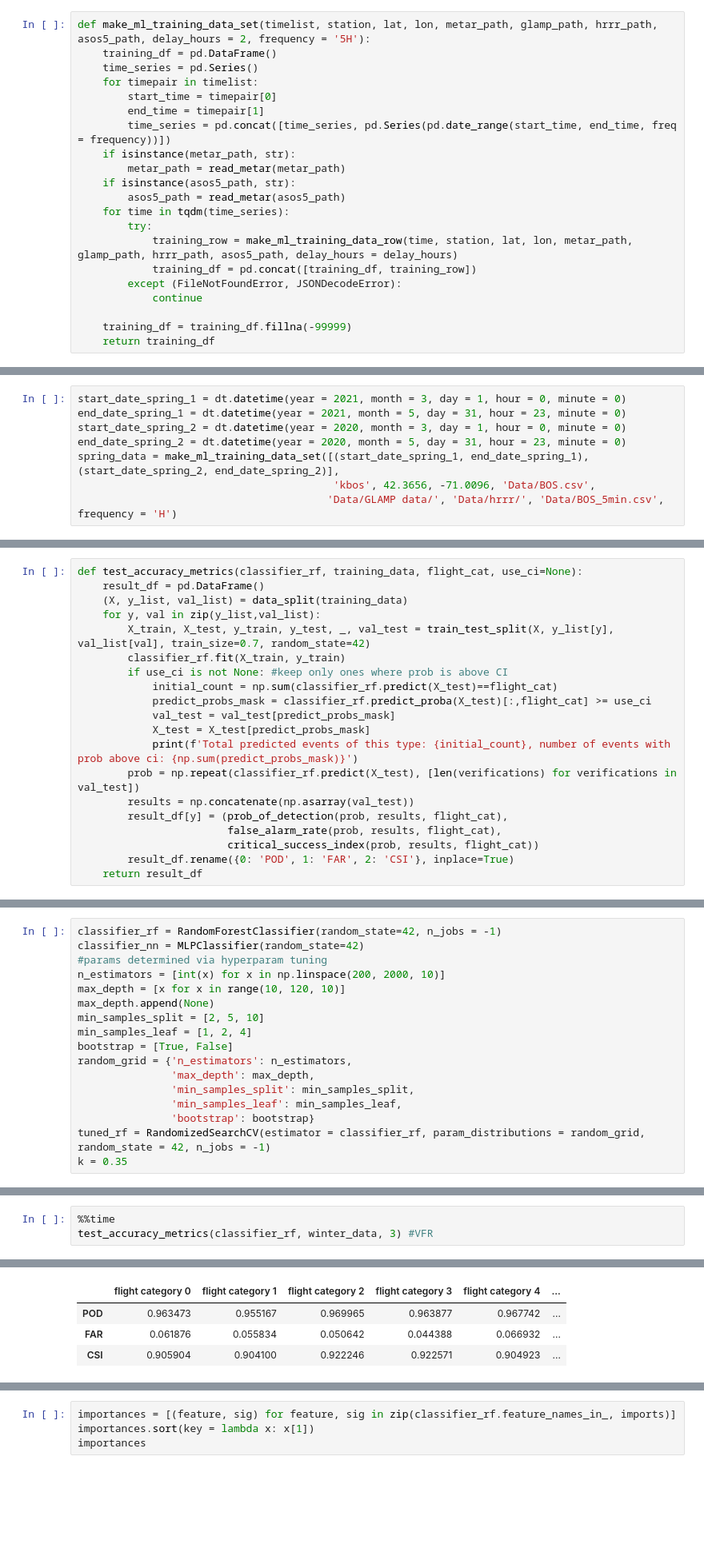
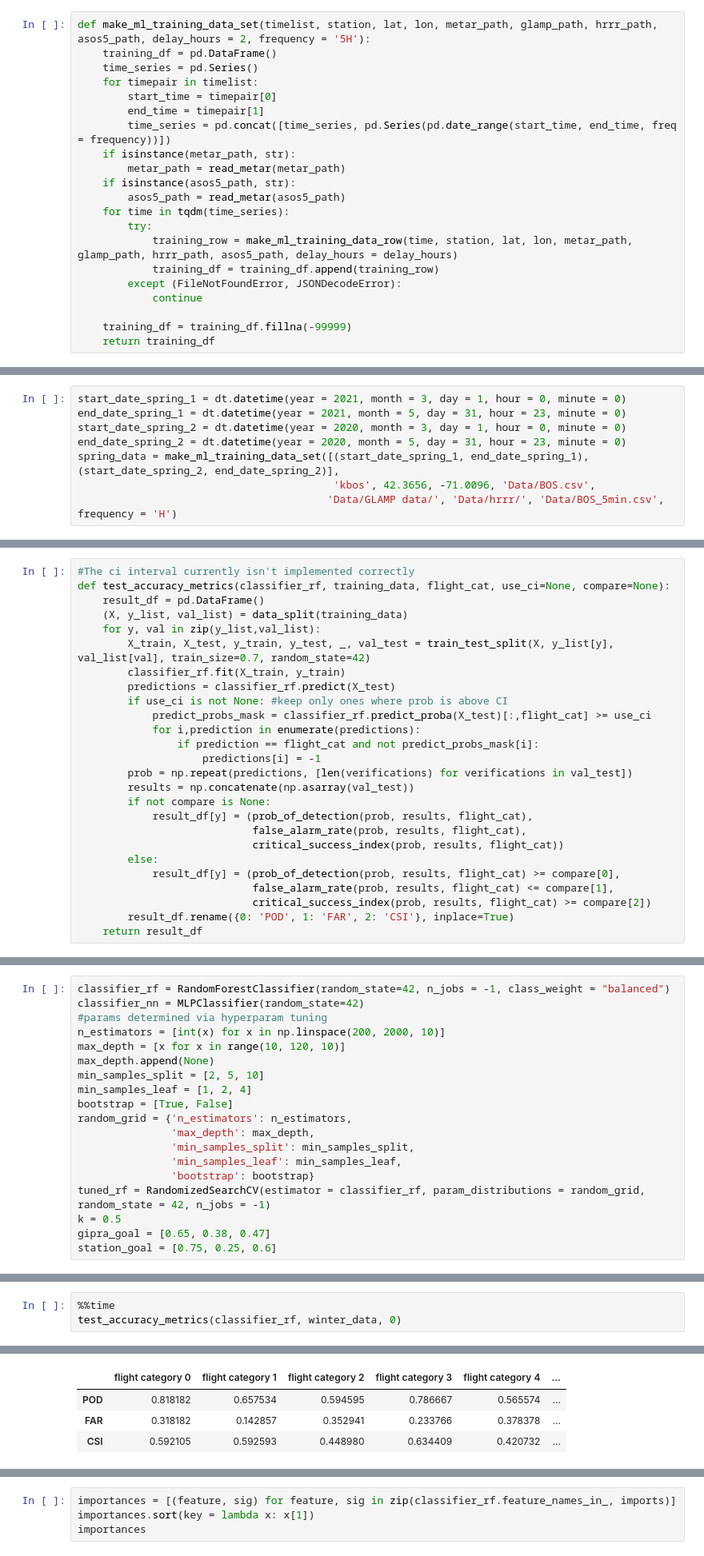
Before and after one commit to bparazin/nwsFlightCategories, a Jupyter notebook: ML prep.ipynb, the cells around one changed output, grey strips where cells are left out. Shown: that part at 80% size. Cells and saved outputs as stored; diff of their text form; blank space fills up the shorter version.

```diff
--- a/ML prep.ipynb
+++ b/ML prep.ipynb
@@ -93,7 +93,7 @@ def make_ml_training_data_set(timelist, station, lat, lon, metar_path, glamp_pat
     for time in tqdm(time_series):
         try:
             training_row = make_ml_training_data_row(time, station, lat, lon, metar_path, glamp_path, hrrr_path, asos5_path, delay_hours = delay_hours)
-            training_df = pd.concat([training_df, training_row])
+            training_df = training_df.append(training_row)
         except (FileNotFoundError, JSONDecodeError):
             continue
 
@@ -167,20 +238,26 @@ spring_data = make_ml_training_data_set([(start_date_spring_1, end_date_spring_1
 # %%
-def test_accuracy_metrics(classifier_rf, training_data, flight_cat, use_ci=None):
+#The ci interval currently isn't implemented correctly
+def test_accuracy_metrics(classifier_rf, training_data, flight_cat, use_ci=None, compare=None):
     result_df = pd.DataFrame()
     (X, y_list, val_list) = data_split(training_data)
     for y, val in zip(y_list,val_list):
         X_train, X_test, y_train, y_test, _, val_test = train_test_split(X, y_list[y], val_list[val], train_size=0.7, random_state=42)
         classifier_rf.fit(X_train, y_train)
+        predictions = classifier_rf.predict(X_test)
         if use_ci is not None: #keep only ones where prob is above CI
-            initial_count = np.sum(classifier_rf.predict(X_test)==flight_cat)
             predict_probs_mask = classifier_rf.predict_proba(X_test)[:,flight_cat] >= use_ci
-            val_test = val_test[predict_probs_mask]
-            X_test = X_test[predict_probs_mask]
-            print(f'Total predicted events of this type: {initial_count}, number of events with prob above ci: {np.sum(predict_probs_mask)}')
-        prob = np.repeat(classifier_rf.predict(X_test), [len(verifications) for verifications in val_test])
+            for i,prediction in enumerate(predictions):
+                if prediction == flight_cat and not predict_probs_mask[i]:
+                    predictions[i] = -1
+        prob = np.repeat(predictions, [len(verifications) for verifications in val_test])
         results = np.concatenate(np.asarray(val_test))
-        result_df[y] = (prob_of_detection(prob, results, flight_cat),
-                        false_alarm_rate(prob, results, flight_cat),
-                        critical_success_index(prob, results, flight_cat))
+        if not compare is None:
+            result_df[y] = (prob_of_detection(prob, results, flight_cat),
+                            false_alarm_rate(prob, results, flight_cat),
+                            critical_success_index(prob, results, flight_cat))
+        else:
+            result_df[y] = (prob_of_detection(prob, results, flight_cat) >= compare[0],
+                            false_alarm_rate(prob, results, flight_cat) <= compare[1],
+                            critical_success_index(prob, results, flight_cat) >= compare[2])
         result_df.rename({0: 'POD', 1: 'FAR', 2: 'CSI'}, inplace=True)
     return result_df
@@ -187,5 +285,5 @@ def test_accuracy_metrics(classifier_rf, training_data, flight_cat, use_ci=None)
 # %%
-classifier_rf = RandomForestClassifier(random_state=42, n_jobs = -1)
+classifier_rf = RandomForestClassifier(random_state=42, n_jobs = -1, class_weight = "balanced")
 classifier_nn = MLPClassifier(random_state=42)
 #params determined via hyperparam tuning
 n_estimators = [int(x) for x in np.linspace(200, 2000, 10)]
@@ -200,4 +298,6 @@ random_grid = {'n_estimators': n_estimators,
                'min_samples_leaf': min_samples_leaf,
                'bootstrap': bootstrap}
 tuned_rf = RandomizedSearchCV(estimator = classifier_rf, param_distributions = random_grid, random_state = 42, n_jobs = -1)
-k = 0.35
+k = 0.5
+gipra_goal = [0.65, 0.38, 0.47]
+station_goal = [0.75, 0.25, 0.6]
@@ -246,4 +322,4 @@ Wall time: 3.62 s
 # %%
 %%time
-test_accuracy_metrics(classifier_rf, winter_data, 3) #VFR
+test_accuracy_metrics(classifier_rf, winter_data, 0)
 # %% [output]
@@ -252,4 +328,4 @@ Wall time: 2.78 s
 |  | flight category 0 | flight category 1 | flight category 2 | flight category 3 | flight category 4 | ... |
-| POD | 0.963473 | 0.955167 | 0.969965 | 0.963877 | 0.967742 | ... |
-| FAR | 0.061876 | 0.055834 | 0.050642 | 0.044388 | 0.066932 | ... |
-| CSI | 0.905904 | 0.904100 | 0.922246 | 0.922571 | 0.904923 | ... |
+| POD | 0.818182 | 0.657534 | 0.594595 | 0.786667 | 0.565574 | ... |
+| FAR | 0.318182 | 0.142857 | 0.352941 | 0.233766 | 0.378378 | ... |
+| CSI | 0.592105 | 0.592593 | 0.448980 | 0.634409 | 0.420732 | ... |
```
Also changed, not shown: parts of 52 cells of this notebook, 1 other file.
